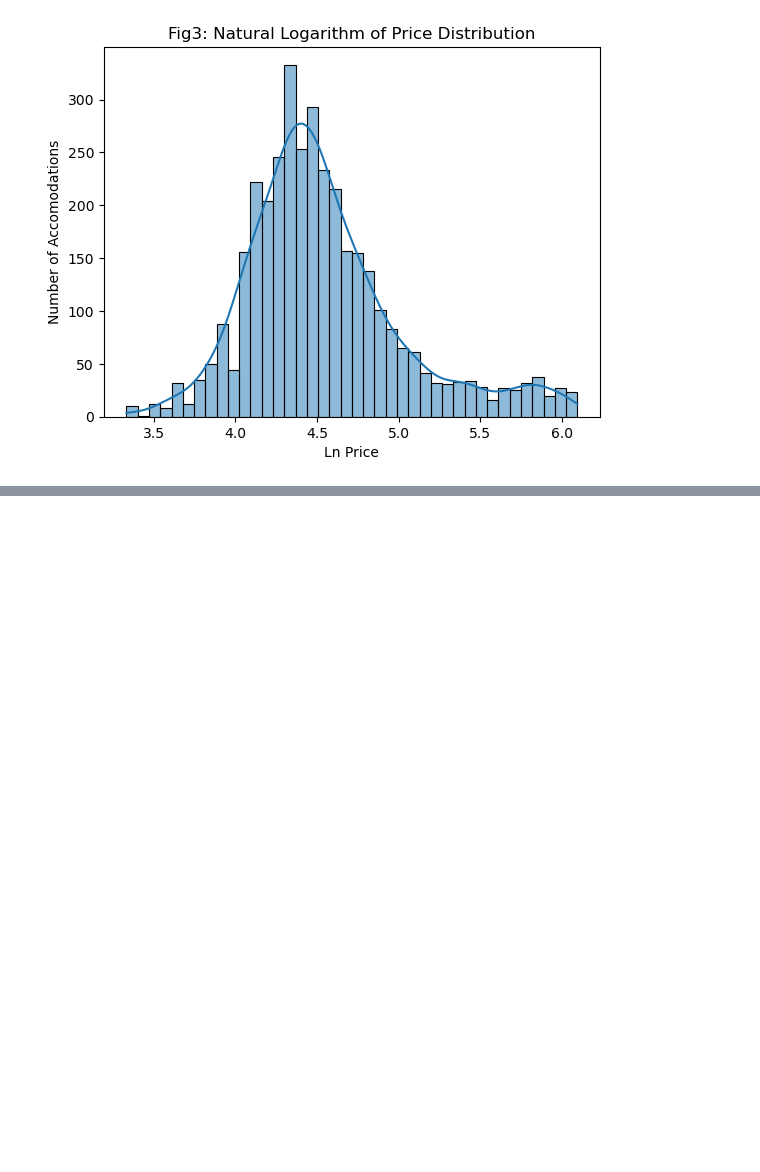
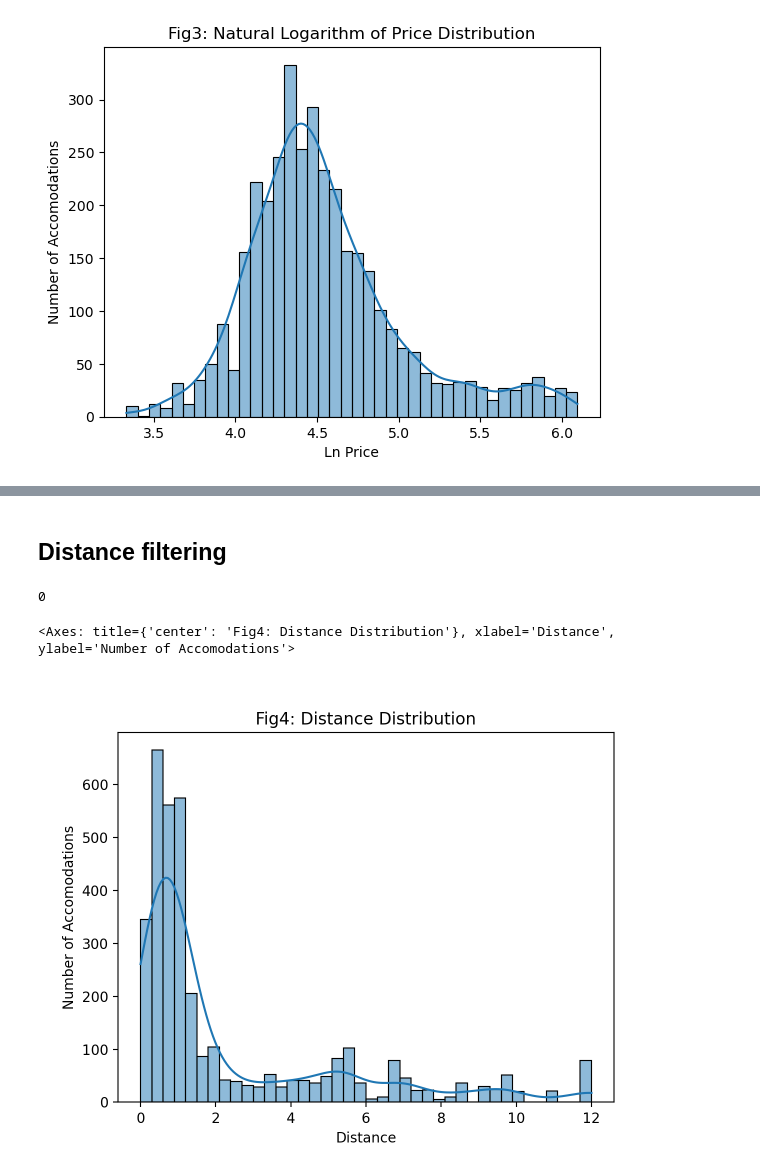
Before and after one commit to mateschieszler/DA2_2023, a Jupyter notebook: work-files/assignment2/Assignment-2_code_work.ipynb, the cells around one changed output, grey strips where cells are left out. Drawn from its saved outputs; the diff is of its cells as text; code cells hidden in the pictures; blank space fills up the shorter version.

```diff
--- a/work-files/assignment2/Assignment-2_code_work.ipynb
+++ b/work-files/assignment2/Assignment-2_code_work.ipynb
@@ -108,0 +190,15 @@ fig3
+# %% [markdown]
+## Distance filtering
+# %%
+# Check for null values
+filtered_naples['distance'].isnull().sum()
+# %% [output]
+0
+# %%
+# Make a hist of the distance from the price filtered data
+fig4 = sns.histplot(filtered_naples['distance'],bins=40 ,kde=True)
+fig4.set(title='Fig4: Distance Distribution', xlabel='Distance', ylabel='Number of Accomodations')
+fig4
+# %% [output]
+<Axes: title={'center': 'Fig4: Distance Distribution'}, xlabel='Distance', ylabel='Number of Accomodations'>
+[figure, added]
```
Also changed, not shown: parts of 25 cells of this notebook, 1 other file.
